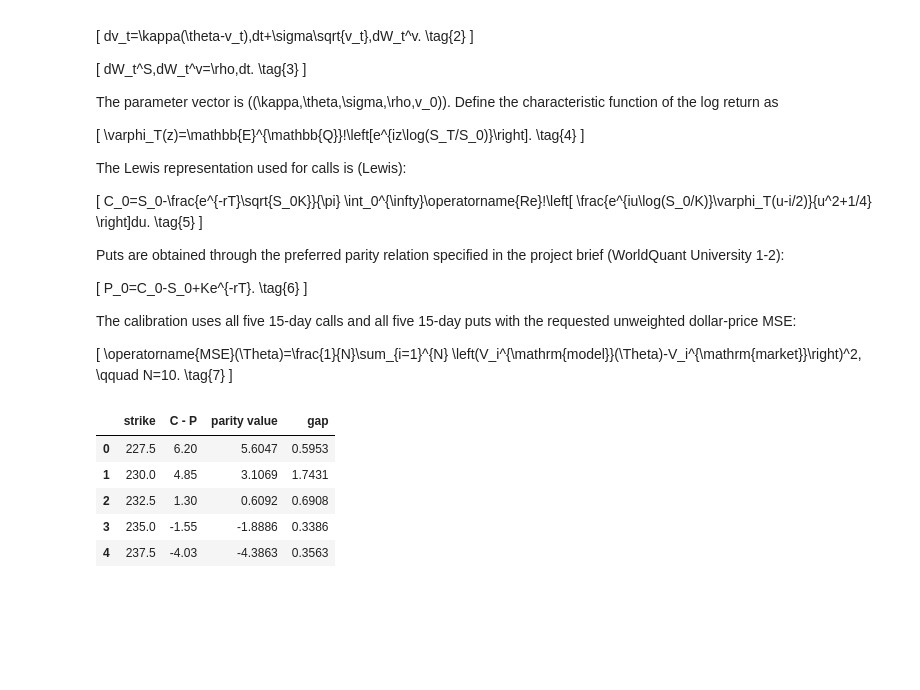
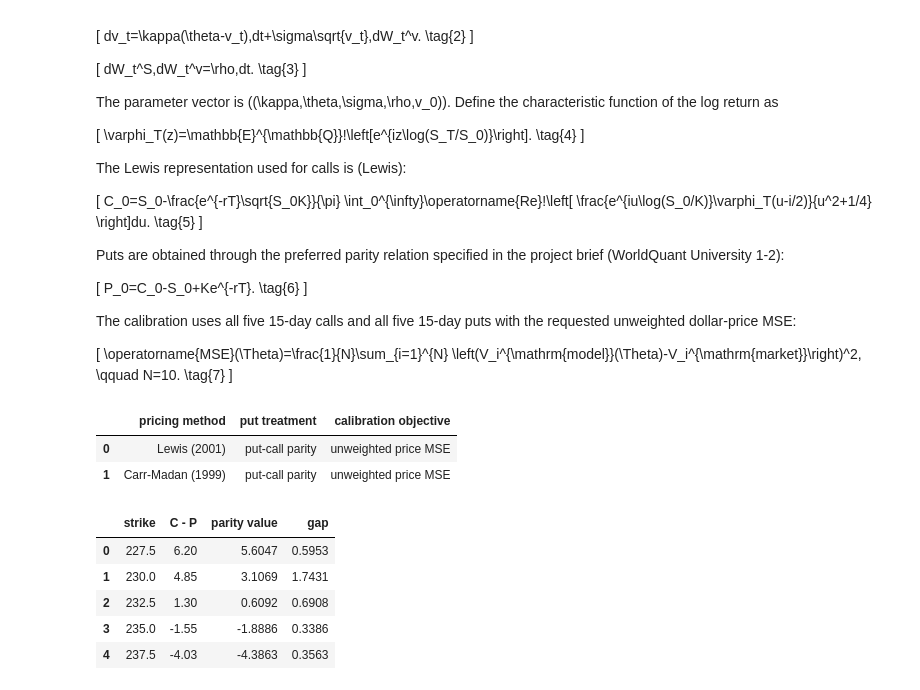
Before and after one commit to SergejSchweizer/stochastic-modeling, a Jupyter notebook: notebooks/MScFE622_GWP1.ipynb, the cells around one changed output. Cells and saved outputs as stored; diff of their text form; code cells hidden in the pictures; blank space fills up the shorter version.

```diff
--- a/notebooks/MScFE622_GWP1.ipynb
+++ b/notebooks/MScFE622_GWP1.ipynb
@@ -117,12 +82,9 @@ The calibration uses all five 15-day calls and all five 15-day puts with the req
 \qquad N=10. \tag{7}
 \]
 # %%
-PRICERS = {"lewis": LewisPricer(), "carr_madan": CarrMadanPricer()}
-
-def model_prices(frame, model, method="lewis"):
-    return package_model_prices(frame, model, PRICERS[method])
-
-def calibrate(frame, kind="heston", method="lewis", seed=622):
-    result = CalibrationService(PRICERS[method]).calibrate(frame, kind, seed)
-    return result.parameters, result.mse, result.residuals
+show_pricing_method_configuration()
+# %% [output]
+|  | pricing method | put treatment | calibration objective |
+| 0 | Lewis (2001) | put-call parity | unweighted price MSE |
+| 1 | Carr-Madan (1999) | put-call parity | unweighted price MSE |
 # %%
```
Also changed, not shown: parts of 12 cells of this notebook, 6 other files.
